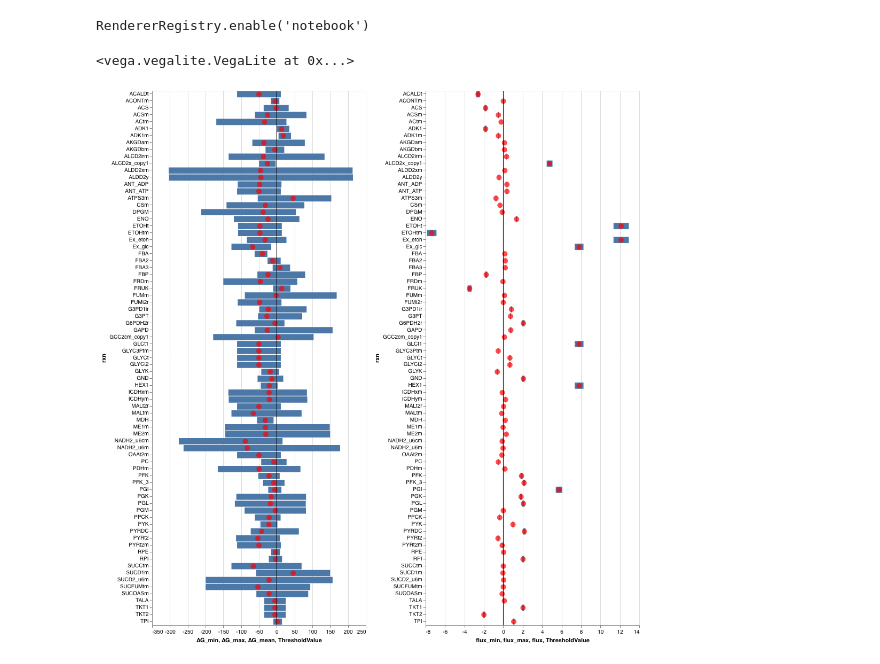
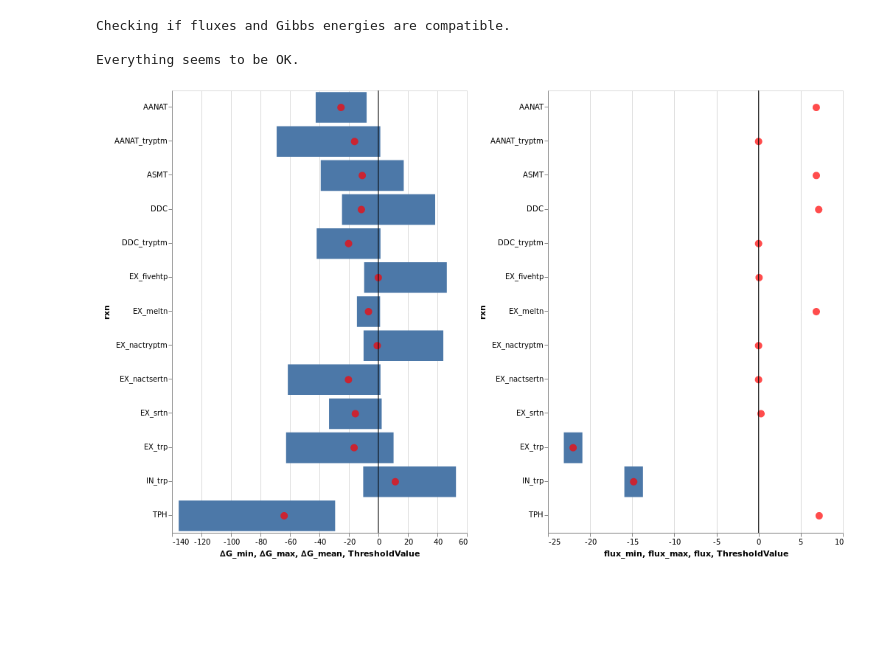
Before and after one commit to biosustain/GRASP, a Jupyter notebook: python_code/explore_initial_dGs_and_fluxes.ipynb, the cells around one changed output. Drawn from its saved outputs; the diff is of its cells as text; code cells hidden in the pictures; blank space fills up the shorter version.

Commit message:
Chore: removed python scripts, updated jupyter notebooks
The contents of the python scripts are now in set_up_grasp_models.
The jupyter notebooks now depend on set_up_grasp_models vs.
local code.

```diff
--- a/python_code/explore_initial_dGs_and_fluxes.ipynb
+++ b/python_code/explore_initial_dGs_and_fluxes.ipynb
@@ -1,11 +1,9 @@
 # %%
-import pandas as pd
 import altair as alt
 import numpy as np
+import pandas as pd
 
-from calculate_initial_dGs_and_fluxes import calculate_dG, get_robust_fluxes
+from set_up_grasp_models.check_models.thermodynamics_checks import check_thermodynamic_feasibility
 
 # comment the following line if you're using jupyter lab, uncomment if you're using jupyter notebook
-alt.renderers.enable('notebook')
+#alt.renderers.enable('notebook')
-# %% [output]
-RendererRegistry.enable('notebook')
@@ -26,3 +10,21 @@ flux_df['flux_max'] = flux_df['flux'] + flux_df['flux_std']
+# %%
+file_in = '/home/mrama/GRASP_test/GRASP/input_test/HMP2360_r0_t3_new.xlsx'
+data_dict = pd.read_excel(file_in, sheet_name=None)
+
+# Get flux and Gibbs energies info from check_thermodynamic_feasibility
+flag, flux_df, dG_df = check_thermodynamic_feasibility(data_dict)
+
+# Modify dataframes
+dG_df['rxn'] = dG_df.index
+
+flux_df['rxn'] = flux_df.index
+flux_df['flux_min'] = flux_df['MBo10_mean'] - flux_df['MBo10_std']
+flux_df['flux_max'] = flux_df['MBo10_mean'] + flux_df['MBo10_std']
+flux_df['flux'] = flux_df['MBo10_mean']
+# %% [output]
+Checking if fluxes and Gibbs energies are compatible.
+
+Everything seems to be OK.
 # %%
 def plot_dG_and_flux(dG_df, flux_df, height=400, width=600):
     threshold_df = pd.DataFrame([{"ThresholdValue": 0, "Threshold": "hazardous"}])
@@ -39,7 +41,7 @@ def plot_dG_and_flux(dG_df, flux_df, height=400, width=600):
     point_dG = alt.Chart(dG_df).mark_point(size=100, color='red', filled=True).encode(
         y ='rxn:N',
         x='∆G_mean',
-        tooltip=['rxn', '∆G_mean']
+        tooltip=['rxn', '∆G_min', '∆G_mean', '∆G_max']
     ).interactive()
 
 
@@ -50,8 +52,8 @@ def plot_dG_and_flux(dG_df, flux_df, height=400, width=600):
 
     rect_flux = alt.Chart(flux_df).mark_rect().encode(
         y ='rxn:N',
-        x='flux_min',
-        x2='flux_max'
+        x='flux_min:Q',
+        x2='flux_max:Q'
     ).properties(
         height=height,
         width=width
@@ -60,7 +62,7 @@ def plot_dG_and_flux(dG_df, flux_df, height=400, width=600):
     point_flux = alt.Chart(flux_df).mark_point(size=100, color='red', filled=True).encode(
         y ='rxn:N',
         x='flux',
-        tooltip=['rxn', 'flux']
+        tooltip=['rxn', 'flux_min', 'flux', 'flux_max']
     ).interactive()
 
 
@@ -70,9 +72,8 @@ def plot_dG_and_flux(dG_df, flux_df, height=400, width=600):
 
     return alt.hconcat(rect_dG + point_dG + rule_dG, rect_flux + point_flux + rule_flux)
 # %%
-height=1000
+height=600
 width=400
-plot_dG_and_flux(dG_df, flux_df, height, width)
+plot_dG_and_flux(dG_df,  flux_df, height, width)
 # %% [output]
-<vega.vegalite.VegaLite at 0x...>
-[figure, old version]
+[figure, new version]
```
Also changed, not shown: parts of 2 cells of this notebook, 3 other files.
